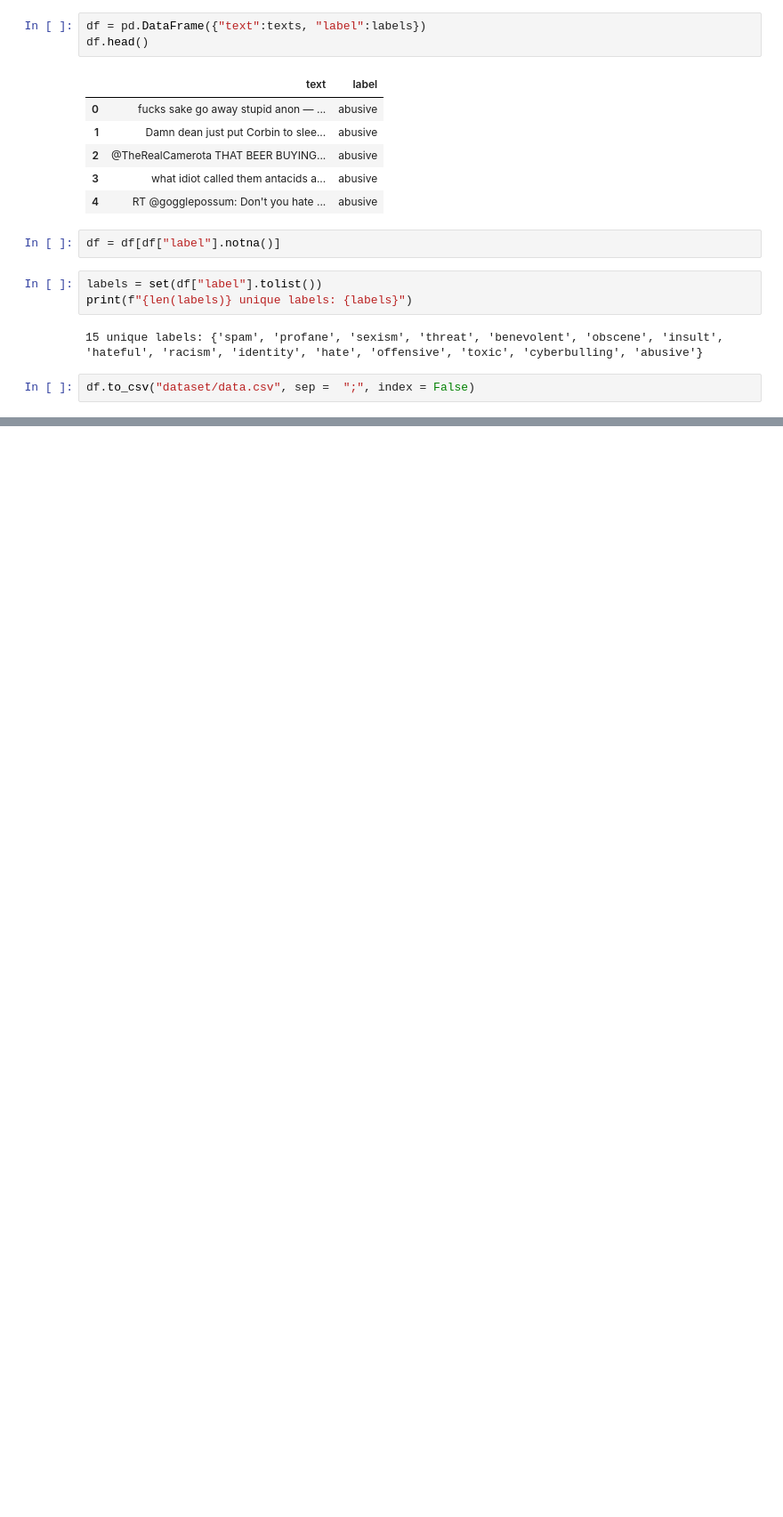
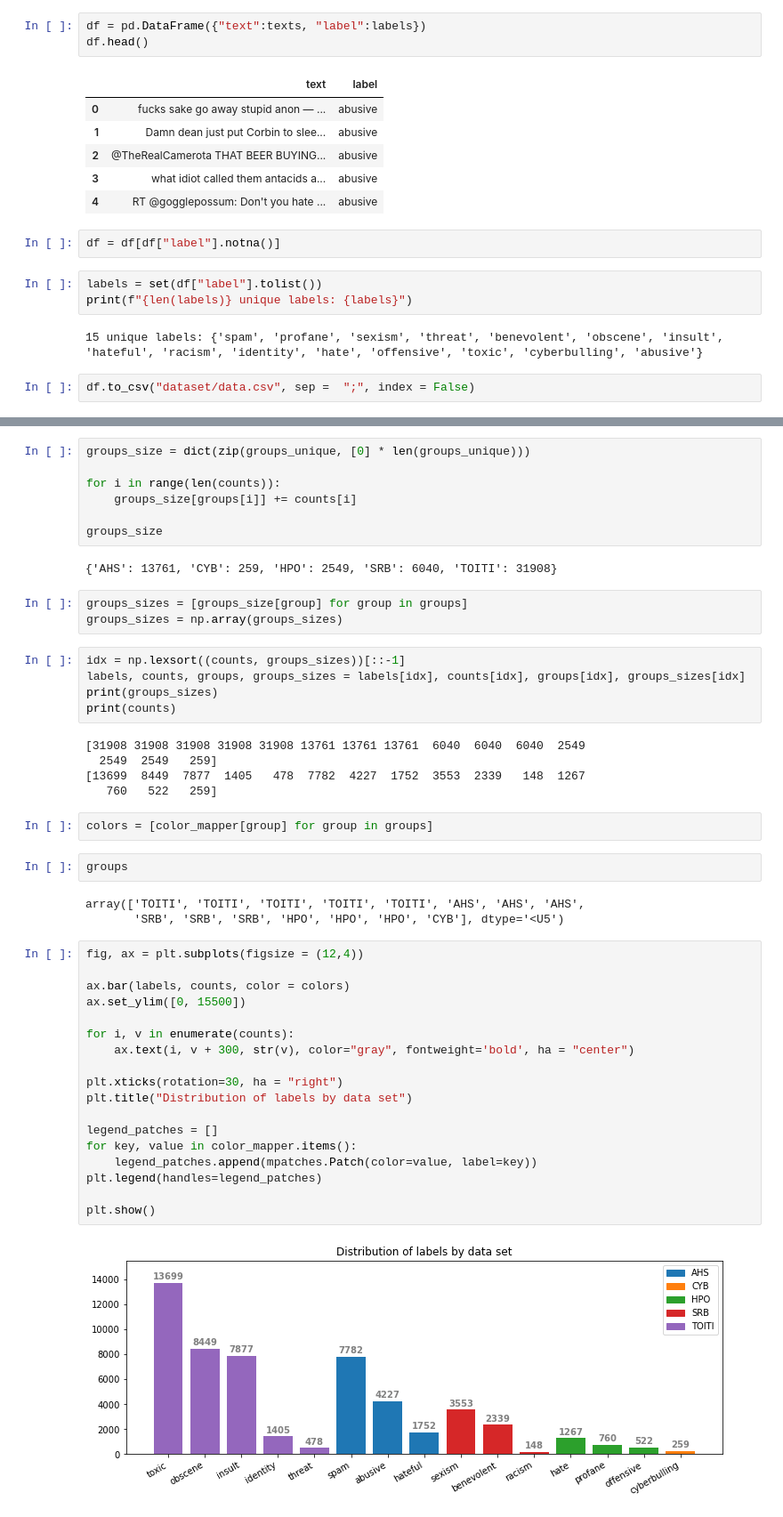
Before and after one commit to masakljun/nlp-project, a Jupyter notebook: code/03_merge.ipynb, the cells around one changed output, grey strips where cells are left out. Shown at 89% size. Drawn from its saved outputs; the diff is of its cells as text; blank space fills up the shorter version.

```diff
--- a/code/03_merge.ipynb
+++ b/code/03_merge.ipynb
@@ -104,0 +204,49 @@ df.to_csv("dataset/data.csv", sep =  ";", index = False)
+# %%
+groups_size = dict(zip(groups_unique, [0] * len(groups_unique)))
+
+for i in range(len(counts)):
+    groups_size[groups[i]] += counts[i]
+
+groups_size
+# %% [output]
+{'AHS': 13761, 'CYB': 259, 'HPO': 2549, 'SRB': 6040, 'TOITI': 31908}
+# %%
+groups_sizes = [groups_size[group] for group in groups]
+groups_sizes = np.array(groups_sizes)
+# %%
+idx = np.lexsort((counts, groups_sizes))[::-1]
+labels, counts, groups, groups_sizes = labels[idx], counts[idx], groups[idx], groups_sizes[idx]
+print(groups_sizes)
+print(counts)
+# %% [output]
+[31908 31908 31908 31908 31908 13761 13761 13761  6040  6040  6040  2549
+  2549  2549   259]
+[13699  8449  7877  1405   478  7782  4227  1752  3553  2339   148  1267
+   760   522   259]
+# %%
+colors = [color_mapper[group] for group in groups]
+# %%
+groups
+# %% [output]
+array(['TOITI', 'TOITI', 'TOITI', 'TOITI', 'TOITI', 'AHS', 'AHS', 'AHS',
+       'SRB', 'SRB', 'SRB', 'HPO', 'HPO', 'HPO', 'CYB'], dtype='<U5')
+# %%
+fig, ax = plt.subplots(figsize = (12,4))
+
+ax.bar(labels, counts, color = colors)
+ax.set_ylim([0, 15500])
+
+for i, v in enumerate(counts):
+    ax.text(i, v + 300, str(v), color="gray", fontweight='bold', ha = "center")
+
+plt.xticks(rotation=30, ha = "right")
+plt.title("Distribution of labels by data set")
+
+legend_patches = []
+for key, value in color_mapper.items():
+    legend_patches.append(mpatches.Patch(color=value, label=key))
+plt.legend(handles=legend_patches)
+
+plt.show()
+# %% [output]
+[figure, added]
```
Also changed, not shown: parts of 10 cells of this notebook, 2 other files.
